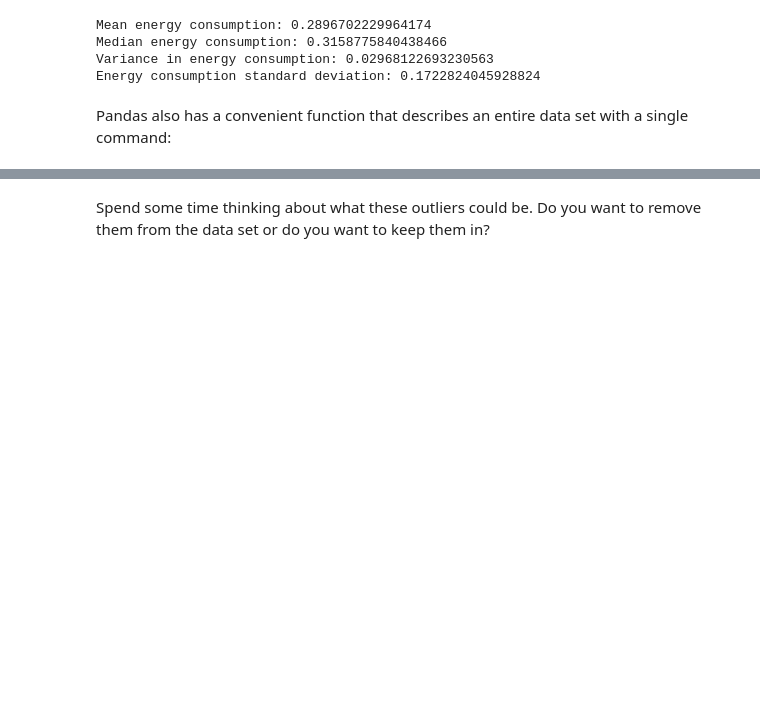
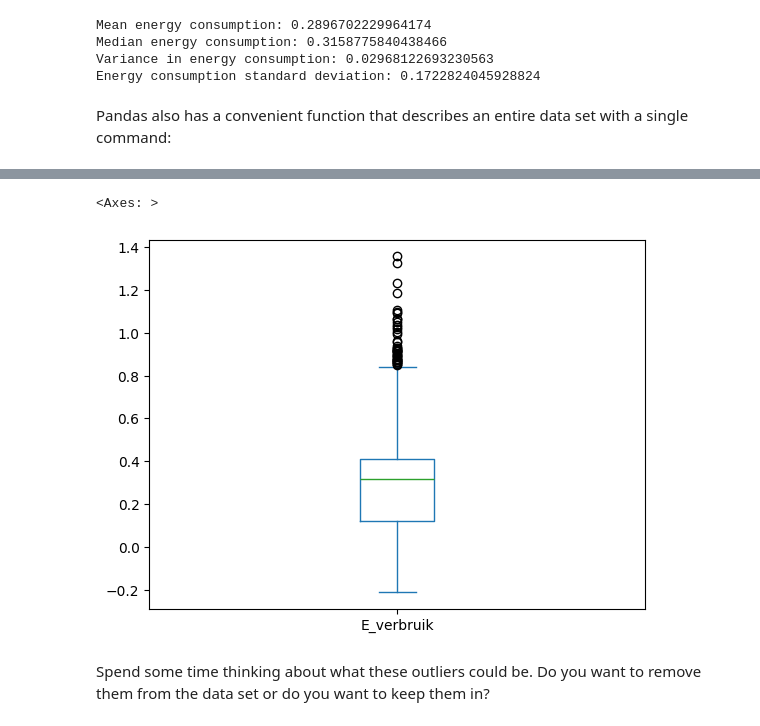
Before and after one commit to AIM-MADS-DATEXP/workshop-distributions-correlations, a Jupyter notebook: notebooks/distributions_correlations.ipynb, the cells around one changed output, grey strips where cells are left out. Saved outputs shown, nothing was run; the diff lists cells and outputs as text; code cells hidden in the pictures; blank space fills up the shorter version.

```diff
--- a/notebooks/distributions_correlations.ipynb
+++ b/notebooks/distributions_correlations.ipynb
@@ -113,5 +117,9 @@ Also spend some time thinking about what the shape of this distribution tells us
 Examine the histogram. Do you detect any outliers? What is their effect on the shape of the distribution? Can you think of a different graph type to make it more obvious that these are, indeed, outliers?
 # %%
 # Place your code here for a graph that makes it more obvious that we're dealing with outliers.
+dfhp['E_verbruik'].plot.box()
+# %% [output]
+<Axes: >
+[figure, added]
 # %% [markdown]
 Spend some time thinking about what these outliers could be. Do you want to remove them from the data set or do you want to keep them in?
```
Also changed, not shown: parts of 11 cells of this notebook, 1 other file.
